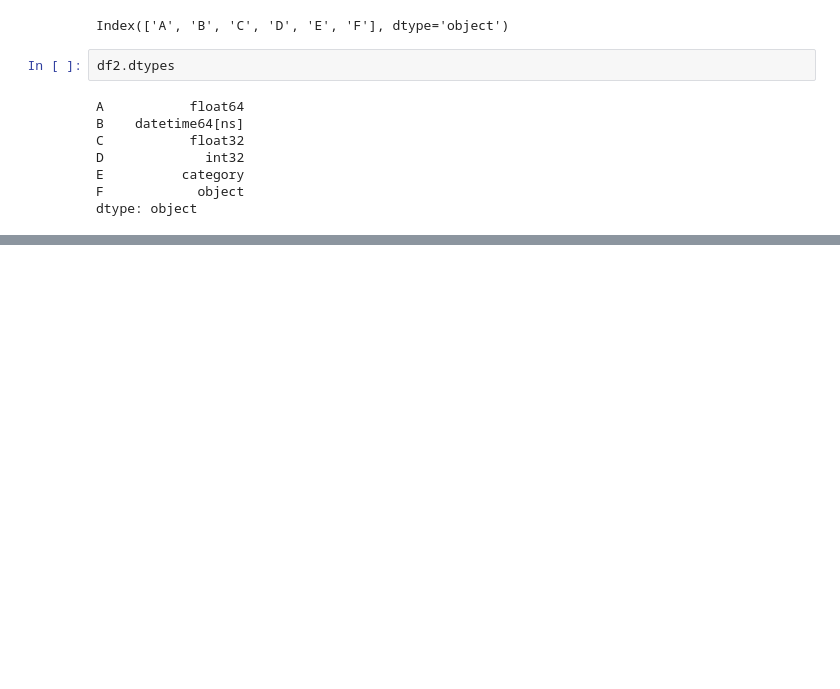
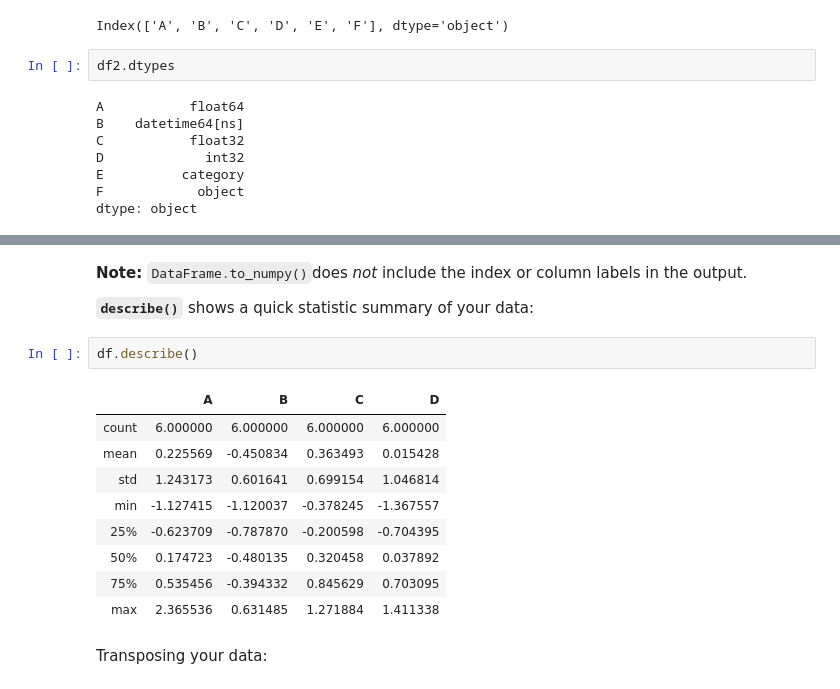
Before and after one commit to nivkeren/computational-methods, a Jupyter notebook: Lesson4.ipynb, the cells around one changed output, grey strips where cells are left out. Cells and saved outputs as stored; diff of their text form; blank space fills up the shorter version.

```diff
--- a/Lesson4.ipynb
+++ b/Lesson4.ipynb
@@ -101,0 +141,18 @@ dtype: object
+# %% [markdown]
+**Note:** `DataFrame.to_numpy()`does *not* include the index or column labels in the output.
+
+**`describe()`** shows a quick statistic summary of your data:
+# %%
+df.describe()
+# %% [output]
+|  | A | B | C | D |
+| count | 6.000000 | 6.000000 | 6.000000 | 6.000000 |
+| mean | 0.225569 | -0.450834 | 0.363493 | 0.015428 |
+| std | 1.243173 | 0.601641 | 0.699154 | 1.046814 |
+| min | -1.127415 | -1.120037 | -0.378245 | -1.367557 |
+| 25% | -0.623709 | -0.787870 | -0.200598 | -0.704395 |
+| 50% | 0.174723 | -0.480135 | 0.320458 | 0.037892 |
+| 75% | 0.535456 | -0.394332 | 0.845629 | 0.703095 |
+| max | 2.365536 | 0.631485 | 1.271884 | 1.411338 |
+# %% [markdown]
+Transposing your data:
```
Also changed, not shown: parts of 74 cells of this notebook, 5 other files.
